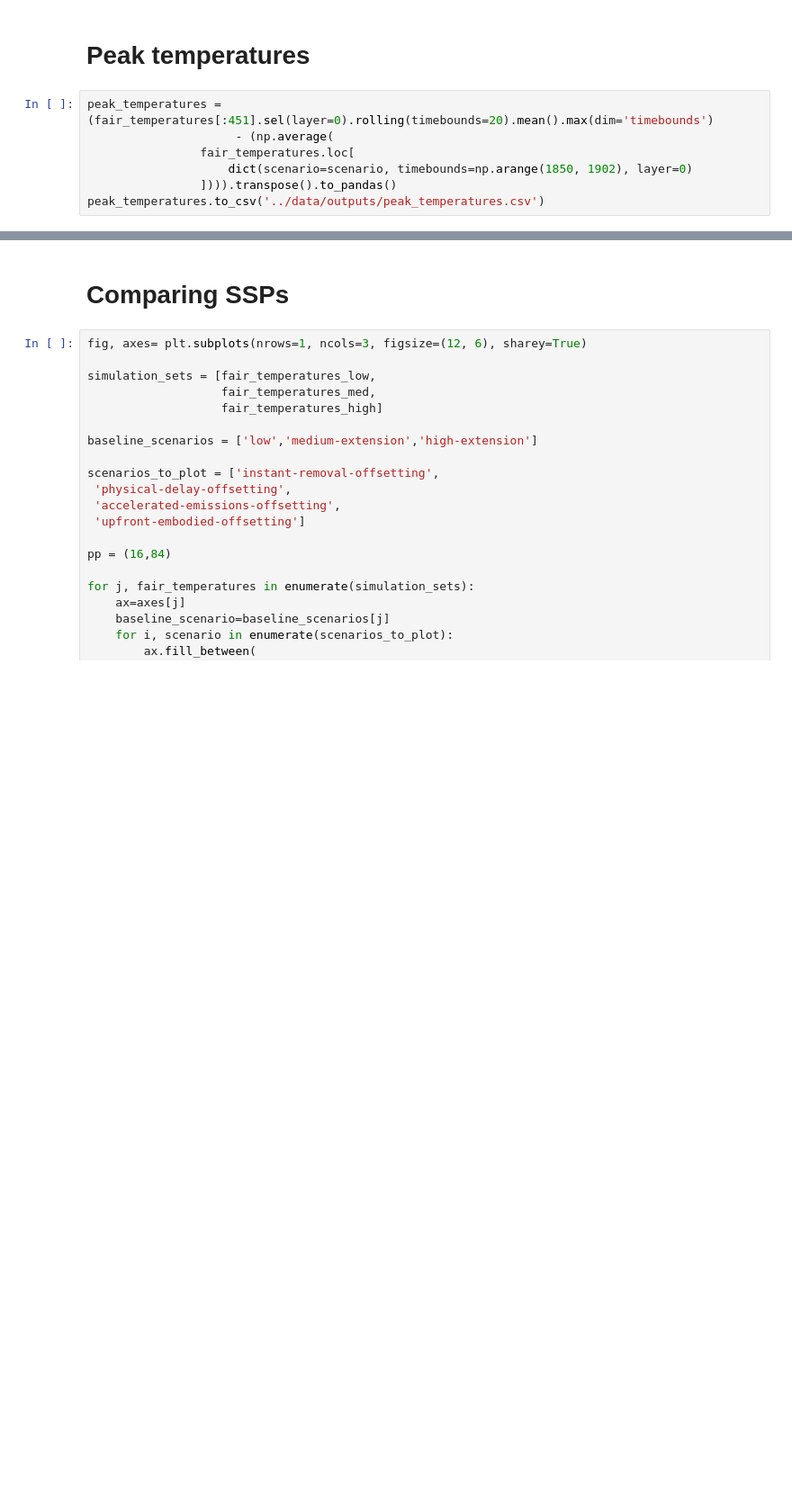
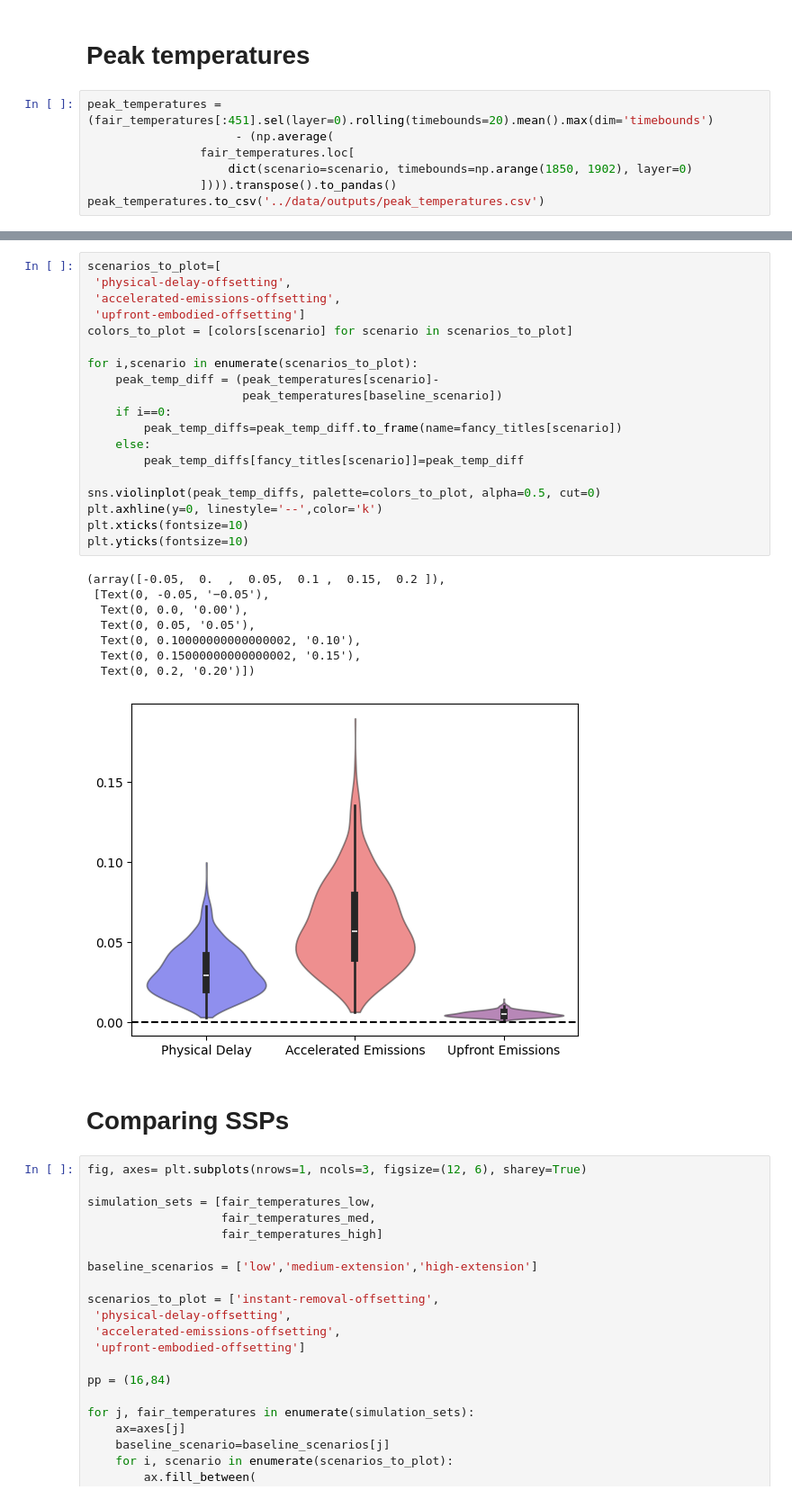
Before and after one commit to carbonplan/temporal-lags, a Jupyter notebook: nbs/2_Make_figures.ipynb, the cells around one changed output, grey strips where cells are left out. Shown: that part at 90% size. Saved outputs shown, nothing was run; the diff lists cells and outputs as text; blank space fills up the shorter version.

```diff
--- a/nbs/2_Make_figures.ipynb
+++ b/nbs/2_Make_figures.ipynb
@@ -190,3 +191,31 @@ Text(0.5, 0, 'Change in Peak Temperature (relative to baseline')
+# %%
+scenarios_to_plot=[
+ 'physical-delay-offsetting',
+ 'accelerated-emissions-offsetting',
+ 'upfront-embodied-offsetting']
+colors_to_plot = [colors[scenario] for scenario in scenarios_to_plot]
+
+for i,scenario in enumerate(scenarios_to_plot):
+    peak_temp_diff = (peak_temperatures[scenario]-
+                      peak_temperatures[baseline_scenario])
+    if i==0:
+        peak_temp_diffs=peak_temp_diff.to_frame(name=fancy_titles[scenario])
+    else:
+        peak_temp_diffs[fancy_titles[scenario]]=peak_temp_diff
+
+sns.violinplot(peak_temp_diffs, palette=colors_to_plot, alpha=0.5, cut=0)
+plt.axhline(y=0, linestyle='--',color='k')
+plt.xticks(fontsize=10)
+plt.yticks(fontsize=10)
+# %% [output]
+(array([-0.05,  0.  ,  0.05,  0.1 ,  0.15,  0.2 ]),
+ [Text(0, -0.05, '−0.05'),
+  Text(0, 0.0, '0.00'),
+  Text(0, 0.05, '0.05'),
+  Text(0, 0.10000000000000002, '0.10'),
+  Text(0, 0.15000000000000002, '0.15'),
+  Text(0, 0.2, '0.20')])
+[figure, added]
 # %% [markdown]
 # Comparing SSPs
 # %%
```
Also changed, not shown: parts of 16 cells of this notebook, 2 other files.
